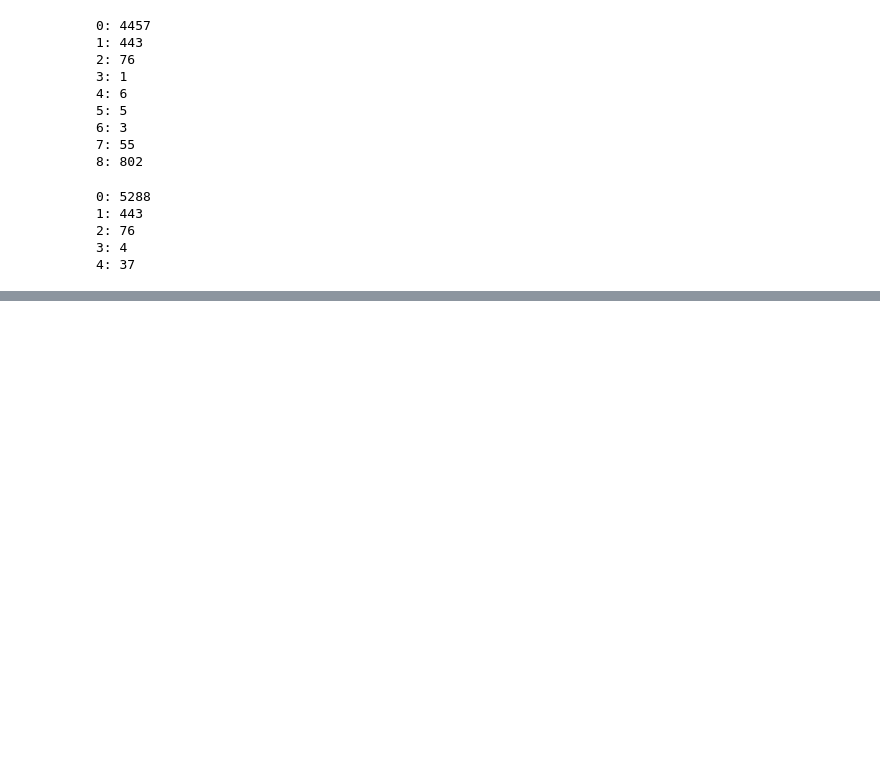
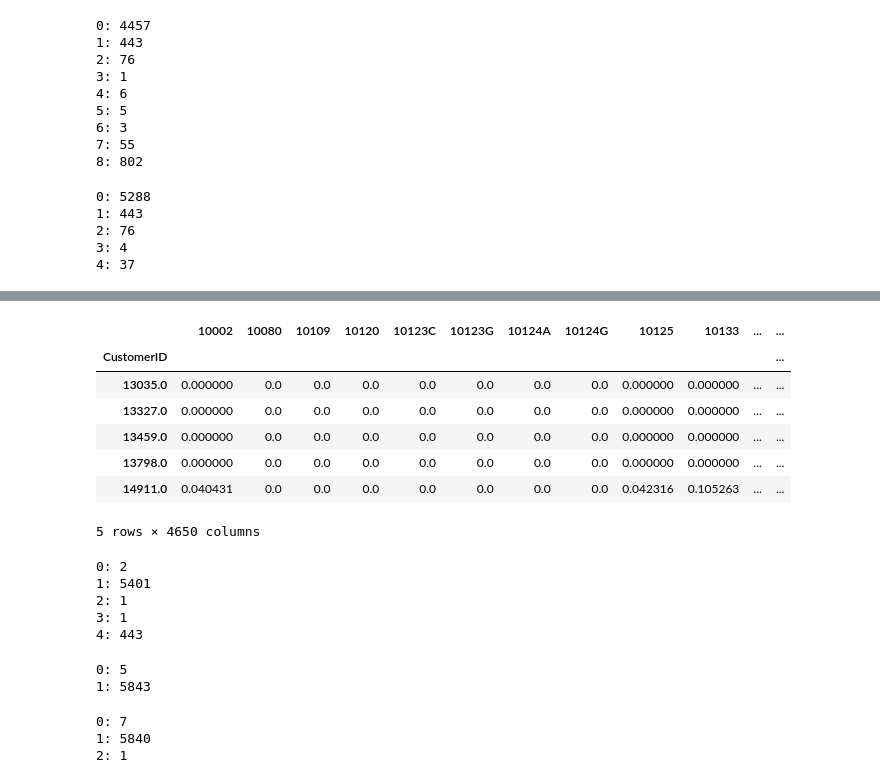
Before and after one commit to thomsu/Online_Retail_w_PySpark, a Jupyter notebook: Online_Retail_w_PySpark.ipynb, the cells around one changed output, grey strips where cells are left out. Drawn from its saved outputs; the diff is of its cells as text; code cells hidden in the pictures; blank space fills up the shorter version.

```diff
--- a/Online_Retail_w_PySpark.ipynb
+++ b/Online_Retail_w_PySpark.ipynb
@@ -1153,0 +1155,10 @@ TypeError: __init__() got an unexpected keyword argument 'inputCol'
+# %%
+combineddf = dfcs.join(F.broadcast(dfmt), "CustomerID")
+combineddf = combineddf.fillna(0)
+
+pddf1 = combineddf.select("*").toPandas()
+pddf1columns = pddf1.columns.tolist()[:2] + pddf1.columns.tolist()[3:] + [pddf1.columns.tolist()[2]]
+pddf1 = pddf1[pddf1columns]
+scaler = MinMaxScaler()
+pddf1[pddf1.columns[1:-1]] = scaler.fit_transform(pddf1[pddf1.columns[1:-1]])
+pddf1.head()
@@ -1154 +1172,16 @@ TypeError: __init__() got an unexpected keyword argument 'inputCol'
+# %%
+pddf1['Region'] = pd.Categorical(pddf1['Region'])
+region = pd.get_dummies(pddf1['Region'], prefix='Is', drop_first=True)
+pddf1 = pd.concat([pddf1, region], axis=1).drop("Region", axis=1)
+data = pddf.set_index('CustomerID').join(pddf1.set_index('CustomerID'))
+data.head()
+# %% [output]
+|  | 10002 | 10080 | 10109 | 10120 | 10123C | 10123G | 10124A | 10124G | 10125 | 10133 | ... | ... |
+| CustomerID |  |  |  |  |  |  |  |  |  |  |  | ... |
+| 13035.0 | 0.000000 | 0.0 | 0.0 | 0.0 | 0.0 | 0.0 | 0.0 | 0.0 | 0.000000 | 0.000000 | ... | ... |
+| 13327.0 | 0.000000 | 0.0 | 0.0 | 0.0 | 0.0 | 0.0 | 0.0 | 0.0 | 0.000000 | 0.000000 | ... | ... |
+| 13459.0 | 0.000000 | 0.0 | 0.0 | 0.0 | 0.0 | 0.0 | 0.0 | 0.0 | 0.000000 | 0.000000 | ... | ... |
+| 13798.0 | 0.000000 | 0.0 | 0.0 | 0.0 | 0.0 | 0.0 | 0.0 | 0.0 | 0.000000 | 0.000000 | ... | ... |
+| 14911.0 | 0.040431 | 0.0 | 0.0 | 0.0 | 0.0 | 0.0 | 0.0 | 0.0 | 0.042316 | 0.105263 | ... | ... |
+5 rows × 4650 columns
 # %%
@@ -1164,0 +1191,26 @@ projected = mat.multiply(pc)
+# %%
+for c in range(5):
+    print("{}: {}".format(c, sklkmeans.labels_.tolist().count(c)))
+# %% [output]
+0: 2
+1: 5401
+2: 1
+3: 1
+4: 443
+# %%
+sklkmeans = SLKMeans(n_clusters=2, random_state=0).fit(data)
+
+for c in range(2):
+    print("{}: {}".format(c, sklkmeans.labels_.tolist().count(c)))
+# %% [output]
+0: 5
+1: 5843
+# %%
+sklkmeans = SLKMeans(n_clusters=3, random_state=0).fit(data)
+
+for c in range(3):
+    print("{}: {}".format(c, sklkmeans.labels_.tolist().count(c)))
+# %% [output]
+0: 7
+1: 5840
+2: 1
```
Also changed, not shown: parts of 38 cells of this notebook.
